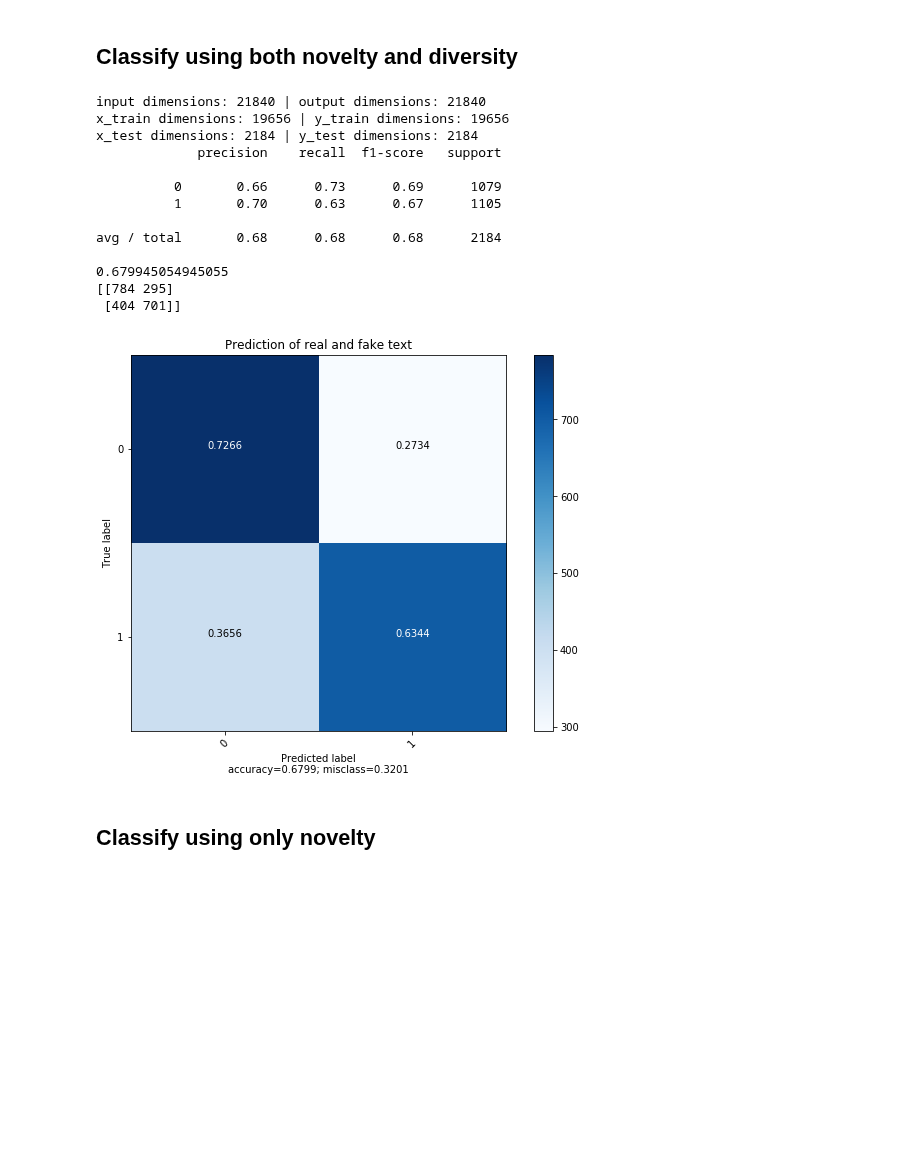
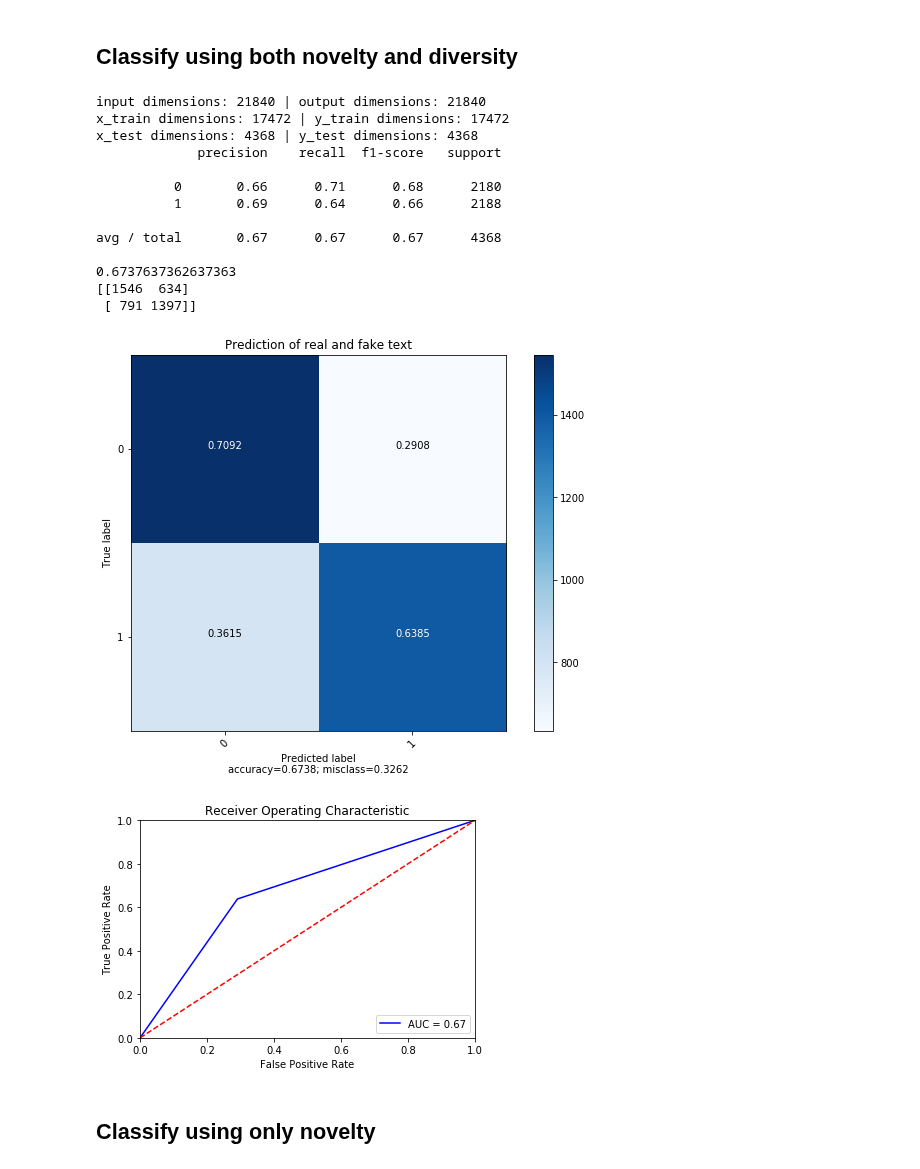
Before and after one commit to debashishc/classification-real-fake-text, a Jupyter notebook: analysis_word_emb/WMD_Classifier.ipynb, the cells around one changed output. Saved outputs shown, nothing was run; the diff lists cells and outputs as text; code cells hidden in the pictures; blank space fills up the shorter version.

```diff
--- a/analysis_word_emb/WMD_Classifier.ipynb
+++ b/analysis_word_emb/WMD_Classifier.ipynb
@@ -116,55 +76,35 @@ y = combined_data['label'].values
 # %%
 novs = combined_data['novelty'].values
 divs = combined_data['diversity'].values
 
 x = list()
 for ix, nov in enumerate(novs):
     x.append([nov, divs[ix]])
 
-x_train, test, train_labels, test_labels = train_test_split(x, y, test_size = 0.10)
+test_labels, y_preds = classify(x, y, train_test_ratio=0.2)
 
-print('input dimensions:', len(x), '|', 'output dimensions:', len(y))
-print('x_train dimensions:', len(x_train), '|', 'y_train dimensions:', len(train_labels))
-print('x_test dimensions:', len(test), '|', 'y_test dimensions:', len(test_labels))
-
-# Initialize classifier
-rfc = RandomForestClassifier()
-
-# Train classifier
-model = rfc.fit(x_train, train_labels)
-
-# Make predictions
-y_preds = rfc.predict(test)
-
-# Evaluate model
-from sklearn.metrics import classification_report, accuracy_score
-print(classification_report(test_labels, y_preds))
-print(accuracy_score(test_labels, y_preds))
-
-from sklearn.metrics import confusion_matrix
-print(confusion_matrix(test_labels, y_preds))
-
-
-plot_confusion_matrix(cm           = confusion_matrix(test_labels, y_preds),                  # confusion matrix created by
-                                                          # sklearn.metrics.confusion_matrix
+plot_confusion_matrix(cm           = confusion_matrix(test_labels, y_preds), # confusion matrix created by sklearn.metrics.confusion_matrix
                       normalize    = True,                # show proportions
                       target_names = [0, 1],       # list of names of the classes
                       title        = 'Prediction of real and fake text') # title of graph
+
+plot_roc_curve(test_labels=test_labels, y_preds=y_preds)
 # %% [output]
 input dimensions: 21840 | output dimensions: 21840
-x_train dimensions: 19656 | y_train dimensions: 19656
-x_test dimensions: 2184 | y_test dimensions: 2184
+x_train dimensions: 17472 | y_train dimensions: 17472
+x_test dimensions: 4368 | y_test dimensions: 4368
              precision    recall  f1-score   support
 
-          0       0.66      0.73      0.69      1079
-          1       0.70      0.63      0.67      1105
+          0       0.66      0.71      0.68      2180
+          1       0.69      0.64      0.66      2188
 
-avg / total       0.68      0.68      0.68      2184
+avg / total       0.67      0.67      0.67      4368
 
-0.679945054945055
-[[784 295]
- [404 701]]
+0.6737637362637363
+[[1546  634]
+ [ 791 1397]]
-[figure, old version]
+[figure, new version]
+[figure, added]
 # %% [markdown]
 ## Classify using only novelty
 # %%
```
Also changed, not shown: parts of 8 cells of this notebook, 1 other file.
